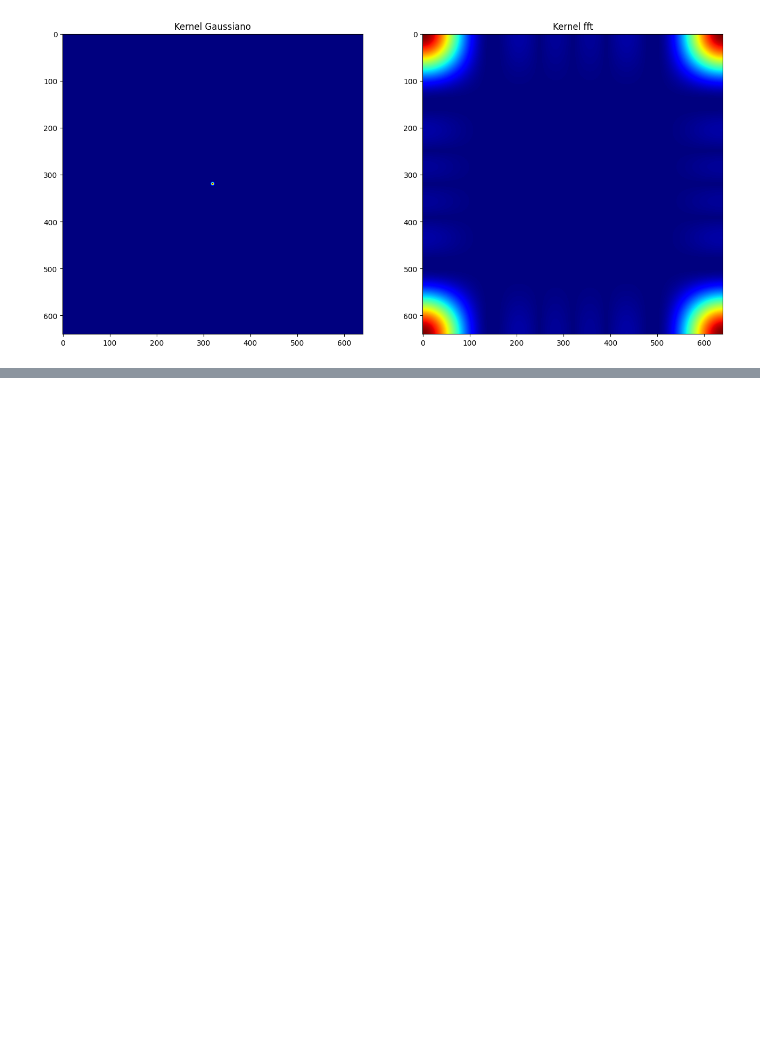
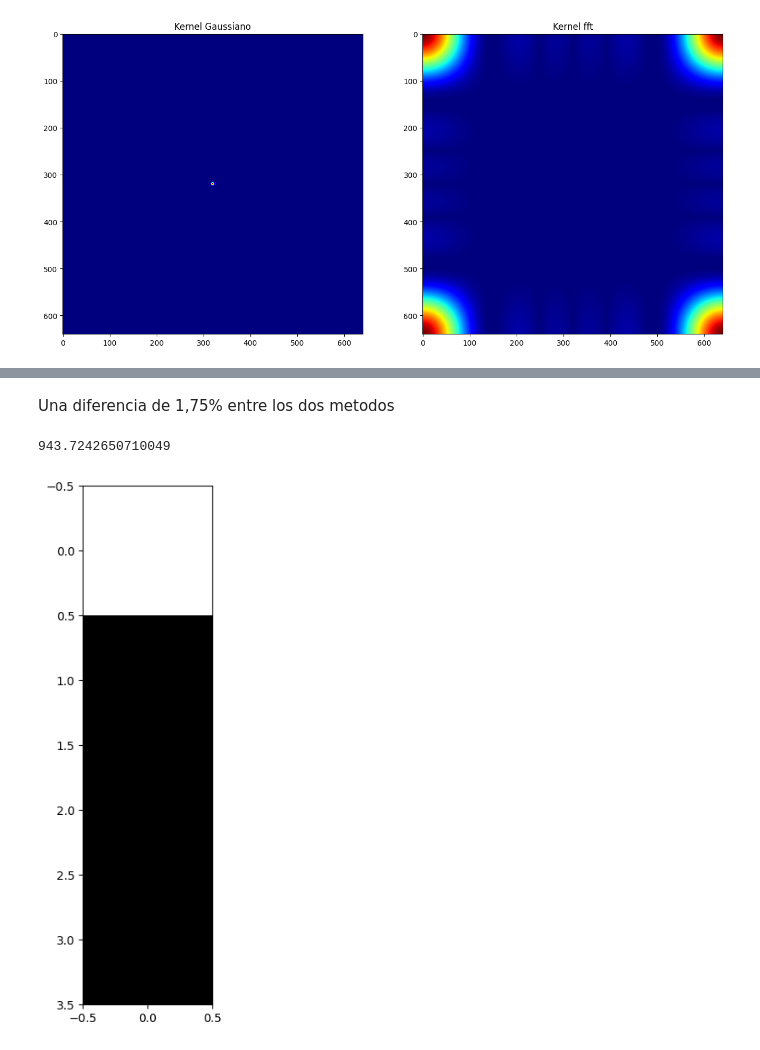
Before and after one commit to OscarAlmonacid/CV1_TPs-publico, a Jupyter notebook: TP2/TP2_OA.ipynb, the cells around one changed output, grey strips where cells are left out. Saved outputs shown, nothing was run; the diff lists cells and outputs as text; code cells hidden in the pictures; blank space fills up the shorter version.

```diff
--- a/TP2/TP2_OA.ipynb
+++ b/TP2/TP2_OA.ipynb
@@ -62,0 +113,11 @@ Text(0.5, 1.0, 'Desenfoque Gaussiano')
+# %% [markdown]
+Una diferencia de 1,75% entre los dos metodos
+# %%
+img_LAP4 = np.abs(np.std(cv.Laplacian(img, cv.CV_64F)) ** 2)
+abs_LAP4 = cv.convertScaleAbs(img_LAP4)
+plt.figure(figsize=(8,8))
+plt.imshow(abs_LAP4, cmap='gray')
+print(img_LAP4)
+# %% [output]
+943.7242650710049
+[figure, added]
```
Also changed, not shown: parts of 12 cells of this notebook.
